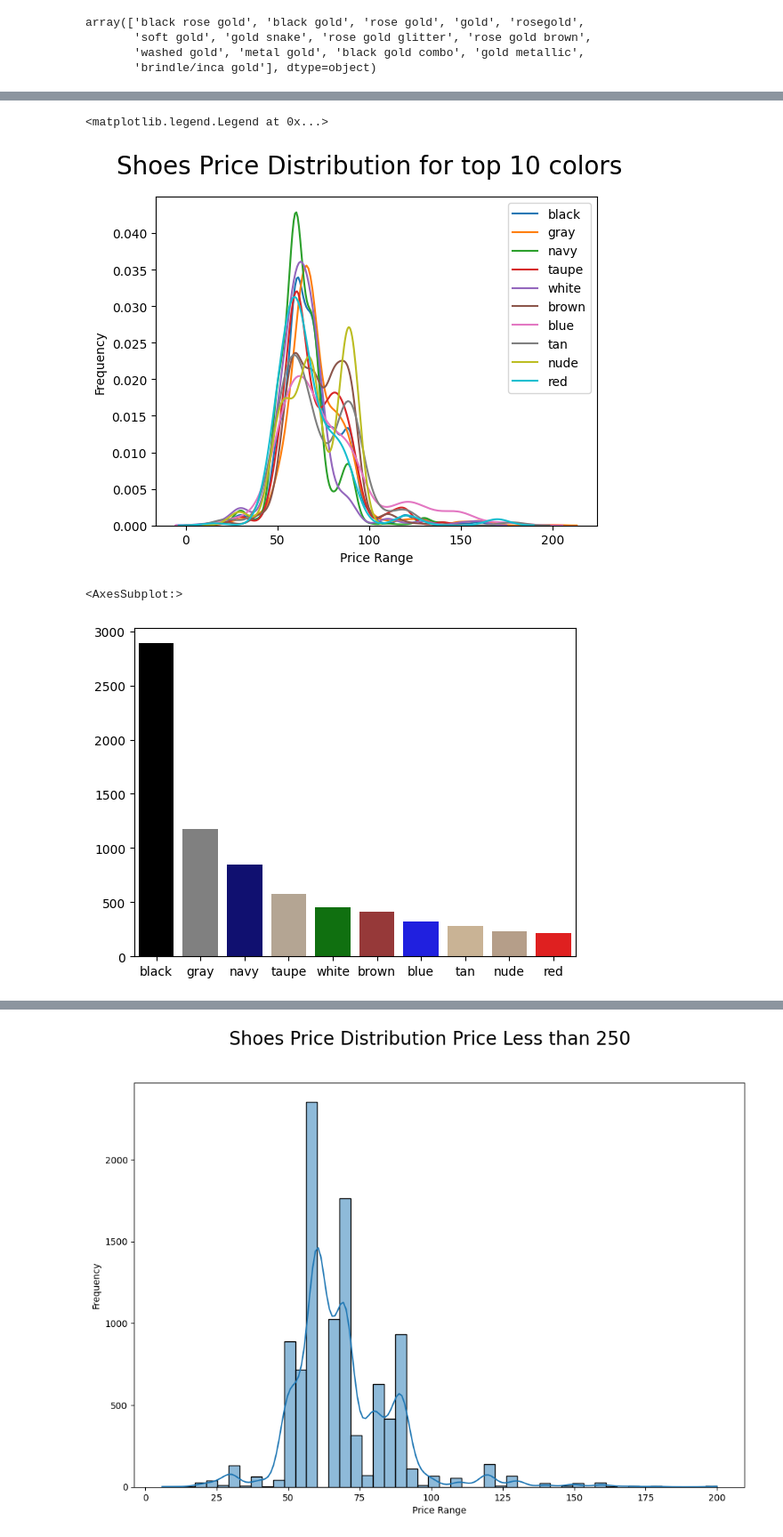
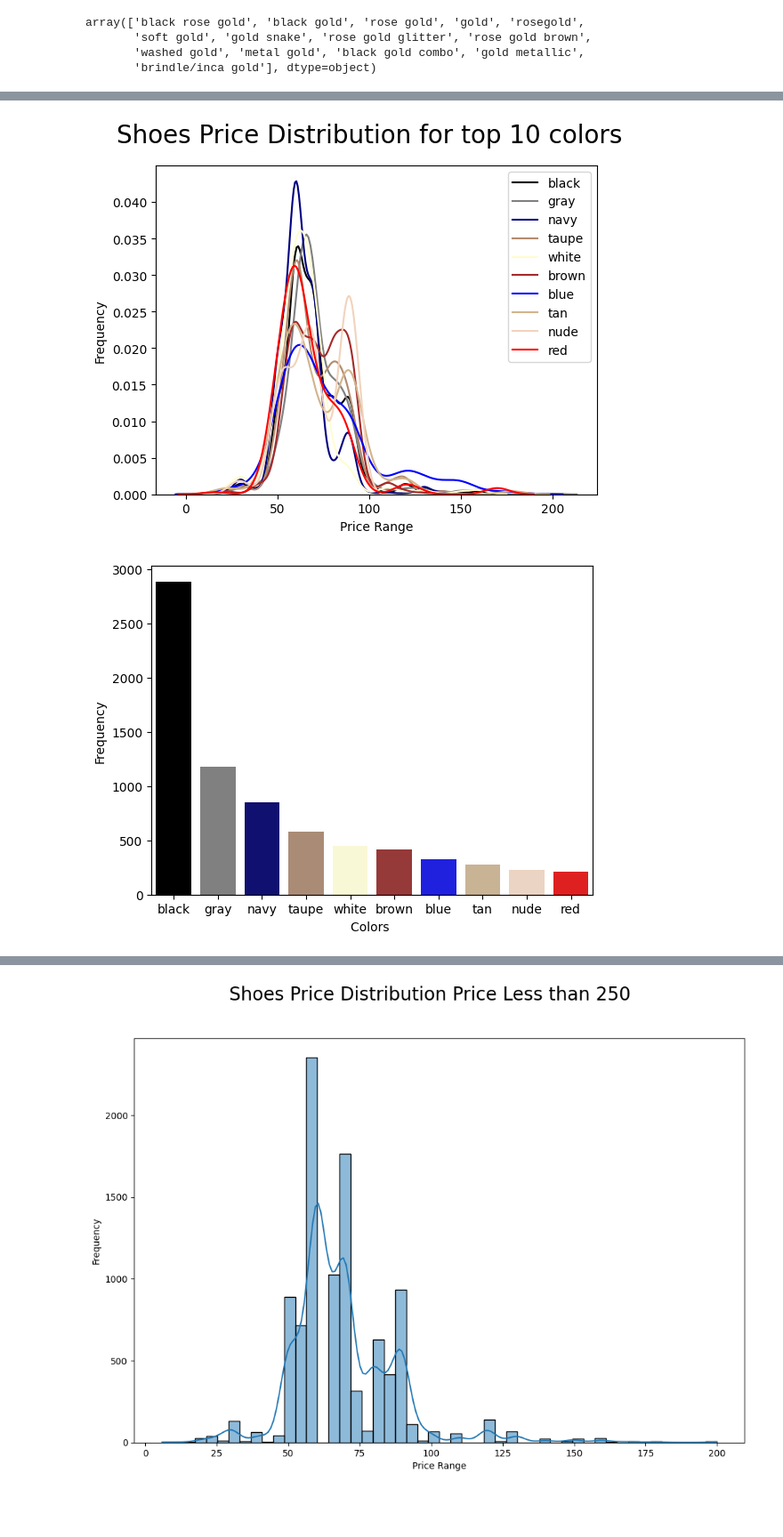
Before and after one commit to azim-charaniya/DS-Women-s-Shoe-Prices, a Jupyter notebook: Untitled.ipynb, the cells around one changed output, grey strips where cells are left out. Shown at 89% size. Saved outputs shown, nothing was run; the diff lists cells and outputs as text; code cells hidden in the pictures; blank space fills up the shorter version.

```diff
--- a/Untitled.ipynb
+++ b/Untitled.ipynb
@@ -10,6 +10,8 @@ import os
 %matplotlib inline
 # %%
 df = pd.read_csv("Datafiniti_Womens_Shoes.csv")
+# %%
+df = df[df["prices.amountMax"] < 250]
 # %%
 df.info()
 # %% [output]
@@ -278,9 +295,16 @@ Name: color, dtype: int64
+# %%
+def getValidColor(c):
+    _map = {'taupe': "#b38b6d","brown":"#A52A2A","nude":"#f2d3bc", "white":"#fffdd0"}
+    if c in _map.keys() :
+        return _map[c]
+    else:
+        return c
 # %%
 import seaborn as sns
 
 colors = df.color.value_counts().head(5).index
 for n in colors:
-    sns.histplot(df[(df["prices.amountMax"] < 350) & (df.color == n)]["prices.amountMax"],bins=30,kde=False,common_bins=True,label=n)
+    sns.histplot(df[(df.color == n)]["prices.amountMax"],bins=30,kde=False,common_bins=True,label=n, color=getValidColor(n))
 
 plt.suptitle('Shoes Price Distribution for top 5 colors', fontsize = 20)
 plt.xlabel("Price Range")
@@ -293,22 +317,26 @@ plt.legend()
 # %%
 colors =df.color.value_counts().head(10).index
 for n in colors:
-    sns.kdeplot(df[(df["prices.amountMax"] < 350) & (df.color == n)]["prices.amountMax"], legend=True,label=n)
+    sns.kdeplot(df[(df["prices.amountMax"] < 350) & (df.color == n)]["prices.amountMax"], legend=True,label=n, color=getValidColor(n))
 
 plt.suptitle('Shoes Price Distribution for top 10 colors', fontsize = 20)
 plt.xlabel("Price Range")
 plt.ylabel("Frequency")
 plt.legend()
+
+plt.savefig("10_kde_plot.png")
 # %% [output]
-<matplotlib.legend.Legend at 0x...>
-[figure, old version]
+[figure, new version]
 # %%
 data = df.color.value_counts().head(10)
 
-sns.barplot(x=data.index, y=data.values, palette=["black","gray","navy","#BAA68E","green","brown","blue","tan","#BC9E82","red"])
+sns.barplot(x=data.index, y=data.values, palette=[getValidColor(n) for n in data.index])
+plt.xlabel("Colors ")
+plt.ylabel("Frequency")
+
+plt.savefig("10_color_frequency.png")
 # %% [output]
-<AxesSubplot:>
-[figure, old version]
+[figure, new version]
 # %%
 fig, ax = plt.subplots(figsize = (12, 8))
 
```
Also changed, not shown: parts of 71 cells of this notebook, 6 other files.
